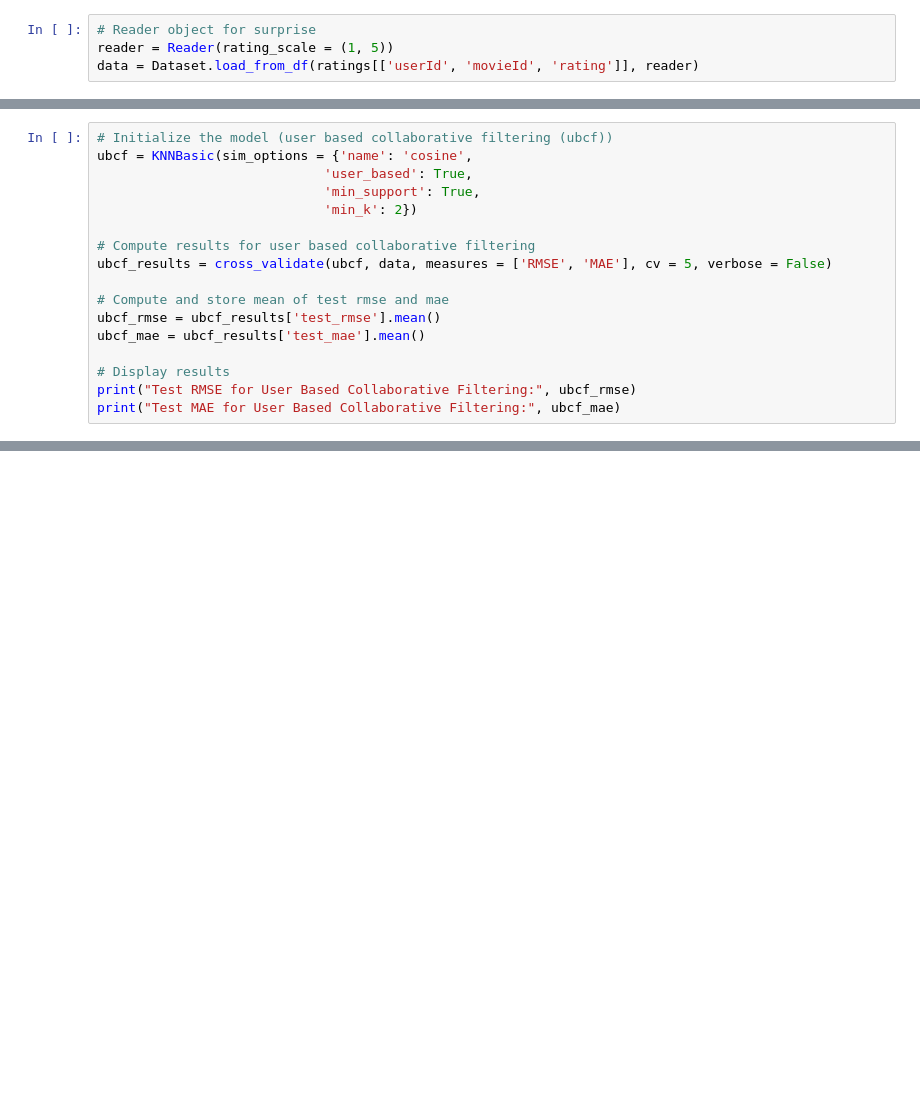
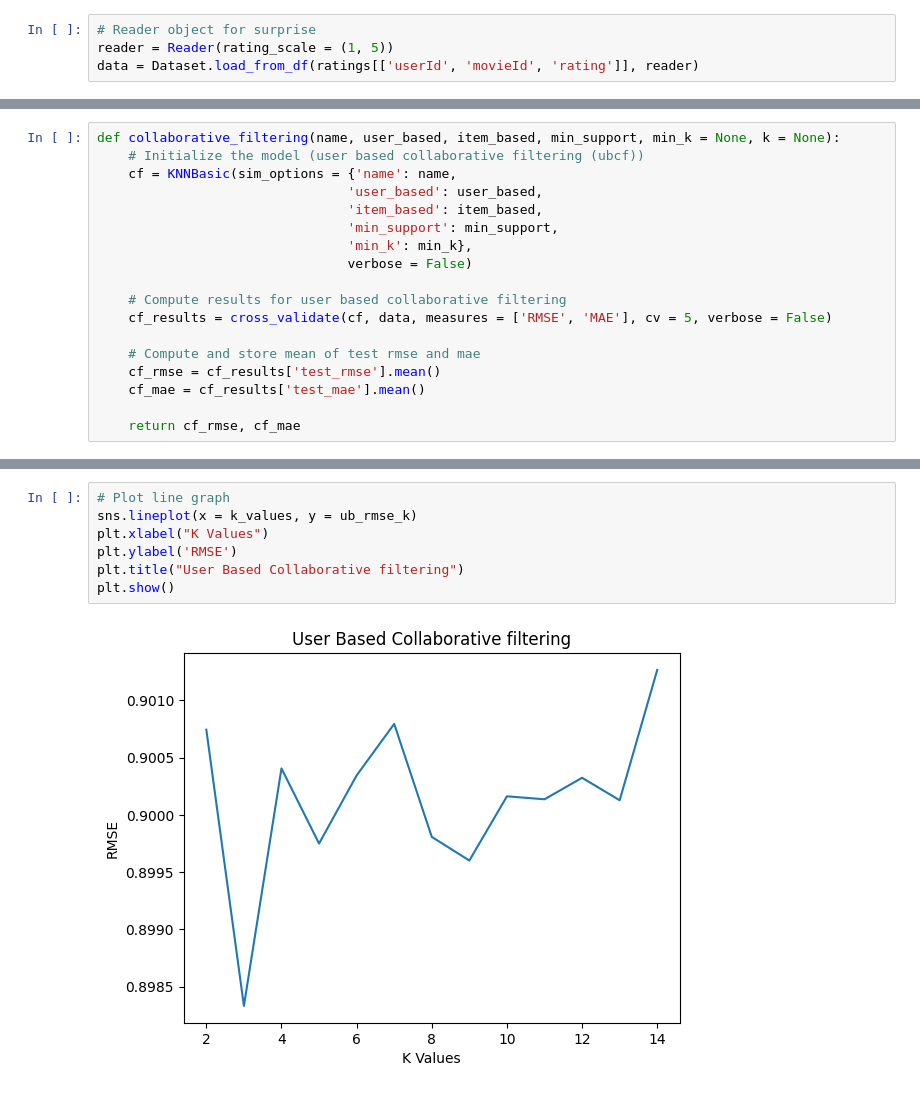
Before and after one commit to sameepv21/CSE-572-DM, a Jupyter notebook: HW3/task2.ipynb, the cells around one changed output, grey strips where cells are left out. Drawn from its saved outputs; the diff is of its cells as text; blank space fills up the shorter version.

```diff
--- a/HW3/task2.ipynb
+++ b/HW3/task2.ipynb
@@ -43,17 +45,18 @@ Test MAE for PMF: 0.6906904651027698
 # %%
-# Initialize the model (user based collaborative filtering (ubcf))
-ubcf = KNNBasic(sim_options = {'name': 'cosine',
-                             'user_based': True,
-                             'min_support': True,
-                             'min_k': 2})
+def collaborative_filtering(name, user_based, item_based, min_support, min_k = None, k = None):
+    # Initialize the model (user based collaborative filtering (ubcf))
+    cf = KNNBasic(sim_options = {'name': name,
+                                'user_based': user_based,
+                                'item_based': item_based,
+                                'min_support': min_support,
+                                'min_k': min_k},
+                                verbose = False)
 
-# Compute results for user based collaborative filtering
-ubcf_results = cross_validate(ubcf, data, measures = ['RMSE', 'MAE'], cv = 5, verbose = False)
+    # Compute results for user based collaborative filtering
+    cf_results = cross_validate(cf, data, measures = ['RMSE', 'MAE'], cv = 5, verbose = False)
 
-# Compute and store mean of test rmse and mae
-ubcf_rmse = ubcf_results['test_rmse'].mean()
-ubcf_mae = ubcf_results['test_mae'].mean()
+    # Compute and store mean of test rmse and mae
+    cf_rmse = cf_results['test_rmse'].mean()
+    cf_mae = cf_results['test_mae'].mean()
 
-# Display results
-print("Test RMSE for User Based Collaborative Filtering:", ubcf_rmse)
-print("Test MAE for User Based Collaborative Filtering:", ubcf_mae)
+    return cf_rmse, cf_mae
@@ -102,0 +227,9 @@ Test MAE for User Based Collaborative Filtering: 0.7674259819742985
+# %%
+# Plot line graph
+sns.lineplot(x = k_values, y = ub_rmse_k)
+plt.xlabel("K Values")
+plt.ylabel('RMSE')
+plt.title("User Based Collaborative filtering")
+plt.show()
+# %% [output]
+[figure, added]
```
Also changed, not shown: parts of 10 cells of this notebook.
